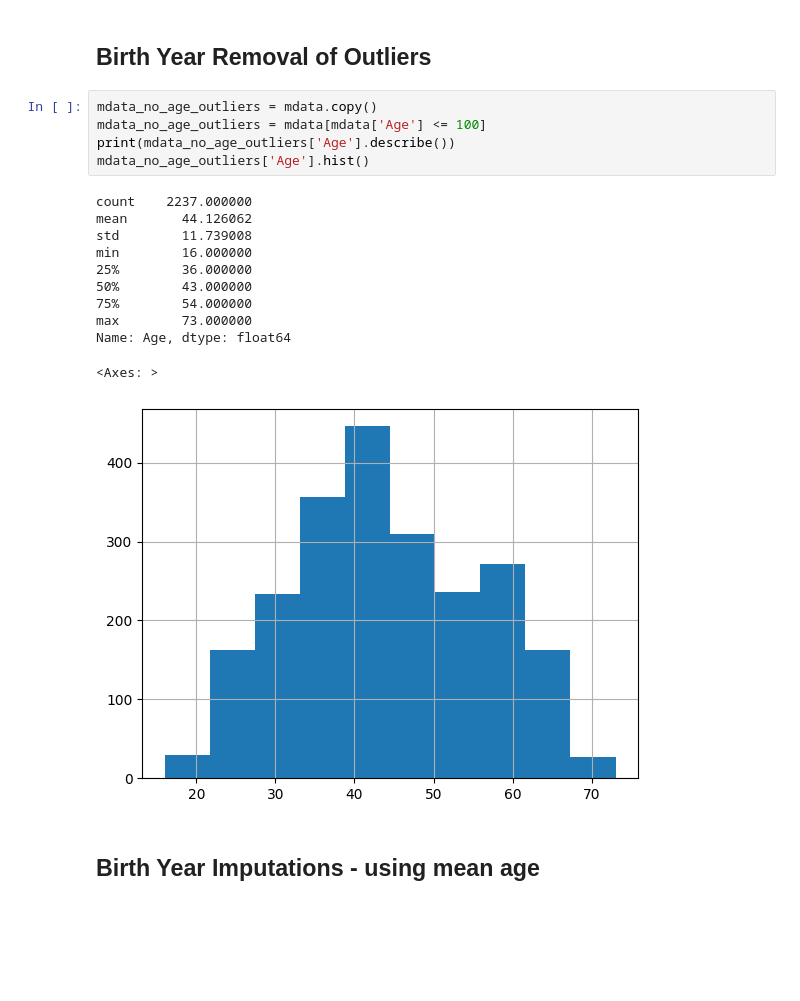
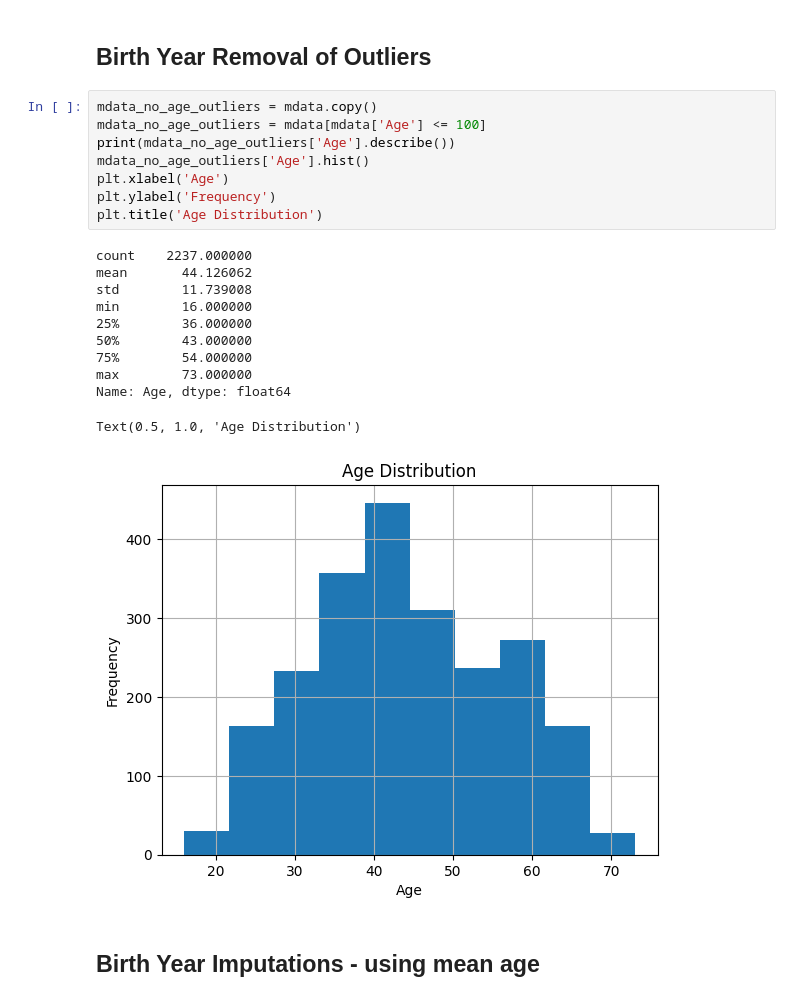
Before and after one commit to OsorioEL/Marketing_Campaign, a Jupyter notebook: Marketing_Campaing.ipynb, the cells around one changed output. Saved outputs shown, nothing was run; the diff lists cells and outputs as text; blank space fills up the shorter version.

```diff
--- a/Marketing_Campaing.ipynb
+++ b/Marketing_Campaing.ipynb
@@ -219,20 +222,23 @@ Name: Age, dtype: float64
 # %%
 mdata_no_age_outliers = mdata.copy()
 mdata_no_age_outliers = mdata[mdata['Age'] <= 100]
 print(mdata_no_age_outliers['Age'].describe())
 mdata_no_age_outliers['Age'].hist()
+plt.xlabel('Age')
+plt.ylabel('Frequency')
+plt.title('Age Distribution')
 # %% [output]
 count    2237.000000
 mean       44.126062
 std        11.739008
 min        16.000000
 25%        36.000000
 50%        43.000000
 75%        54.000000
 max        73.000000
 Name: Age, dtype: float64
-<Axes: >
+Text(0.5, 1.0, 'Age Distribution')
-[figure, old version]
+[figure, new version]
 # %% [markdown]
 ## Birth Year Imputations - using mean age
 # %%
```
Also changed, not shown: parts of 23 cells of this notebook.
